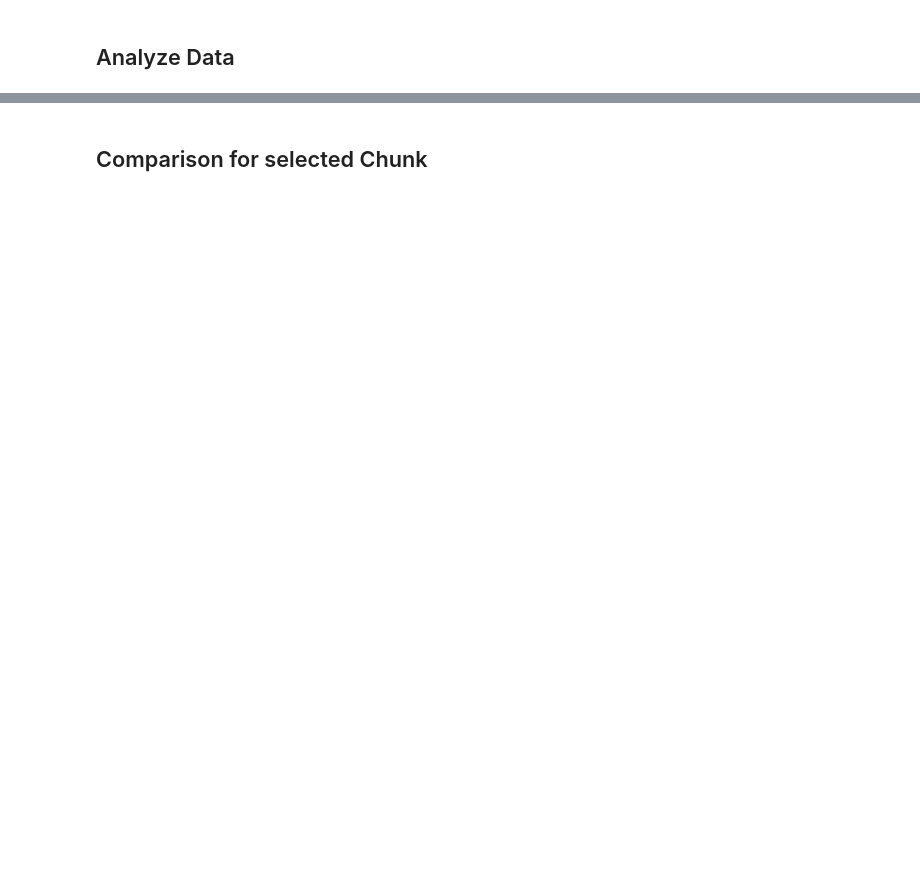
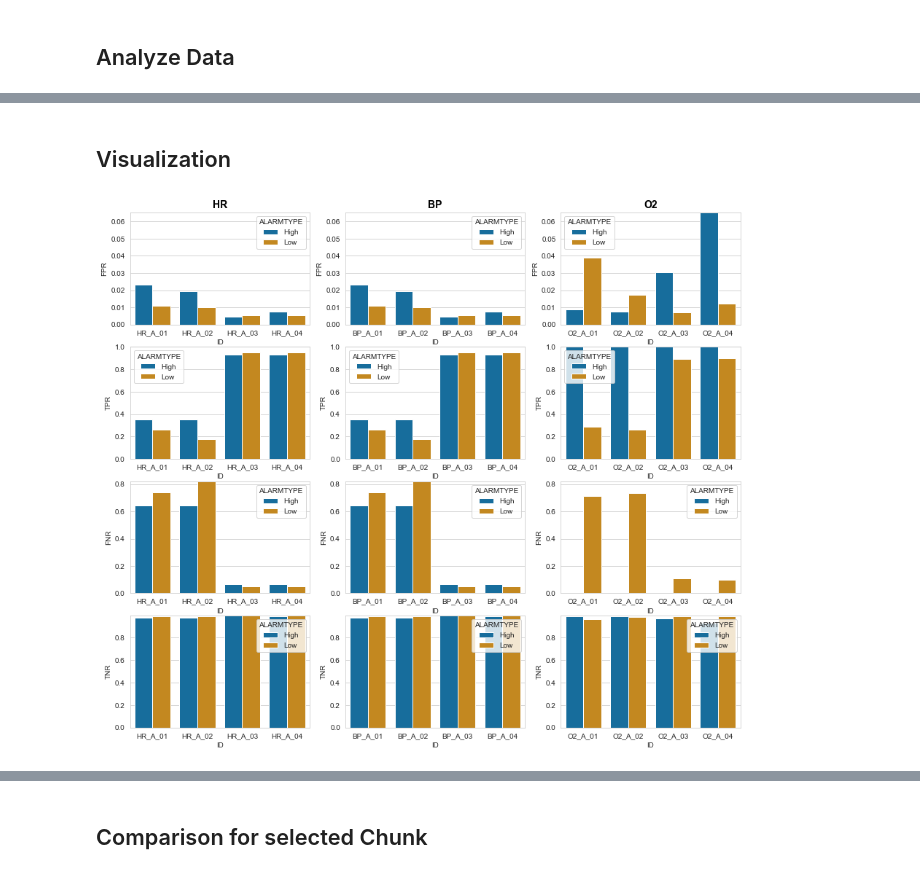
Before and after one commit to denise97/dhl2021, a Jupyter notebook: mimic_prediction_arima/analysis_arima-x_accuracy.ipynb, the cells around one changed output, grey strips where cells are left out. Cells and saved outputs as stored; diff of their text form; code cells hidden in the pictures; blank space fills up the shorter version.

```diff
--- a/mimic_prediction_arima/analysis_arima-x_accuracy.ipynb
+++ b/mimic_prediction_arima/analysis_arima-x_accuracy.ipynb
@@ -552,4 +617,75 @@ overview_first1000.to_parquet(path_to_data+'arima-x_forecast_overview_first1000.
 import pandas as pd
 import pyarrow as pa
 
-overview_first1000 = pd.read_parquet(path_to_data+'arima-x_forecast_overview_first1000.parquet', engine='pyarrow')
+overview = pd.read_parquet(path_to_data+'arima-x_forecast_overview_first1000.parquet', engine='pyarrow')
+# %% [markdown]
+## Visualization
+# %%
+import matplotlib.pyplot as plt
+import seaborn as sns
+
+sns.set_style("whitegrid")
+
+plotdata = overview.replace( ['_H', '_L'], ['', ''], regex=True)
+
+fig, axs = plt.subplots(
+    4,
+    3,
+    figsize = (15, 13),
+    dpi = 72
+    )
+
+fpr_ylimits = [0,max(overview.FPR)]
+tpr_ylimits = [0,max(overview.TPR)]
+fnr_ylimits = [0,max(overview.FNR)]
+tnr_ylimits = [0,max(overview.TNR)]
+
+for i, parameter in enumerate(['HR', 'BP', 'O2']):
+
+    sns.barplot(
+        ax = axs[0,i],
+        data = plotdata[plotdata.PARAMETER == parameter],
+        x='ID',
+        y='FPR',
+        hue='ALARMTYPE',
+        palette = sns.color_palette("colorblind"),
+        ci=None)
+    axs[0,i].set_title(str(parameter), fontweight='bold', color= 'black', fontsize=14)
+    axs[0,i].set_ylim(fpr_ylimits)
+
+    sns.barplot(
+        ax = axs[1,i],
+        data = plotdata[plotdata.PARAMETER == parameter],
+        x='ID',
+        y='TPR',
+        hue='ALARMTYPE',
+        palette = sns.color_palette("colorblind"),
+        ci=None)
+    # axs[1,i].set_title(str(parameter), fontweight='bold', color= 'black', fontsize=14)
+    axs[1,i].set_ylim(tpr_ylimits)
+
+    sns.barplot(
+        ax = axs[2,i],
+        data = plotdata[plotdata.PARAMETER == parameter],
+        x='ID',
+        y='FNR',
+        hue='ALARMTYPE',
+        palette = sns.color_palette("colorblind"),
+        ci=None)
+    # axs[1,i].set_title(str(parameter), fontweight='bold', color= 'black', fontsize=14)
+    axs[2,i].set_ylim(fnr_ylimits)
+
+    sns.barplot(
+        ax = axs[3,i],
+        data = plotdata[plotdata.PARAMETER == parameter],
+        x='ID',
+        y='TNR',
+        hue='ALARMTYPE',
+        palette = sns.color_palette("colorblind"),
+        ci=None)
+    # axs[1,i].set_title(str(parameter), fontweight='bold', color= 'black', fontsize=14)
+    axs[3,i].set_ylim(tnr_ylimits)
+
+plt.show(fig)
+# %% [output]
+[figure, added]
```
Also changed, not shown: parts of 27 cells of this notebook.
